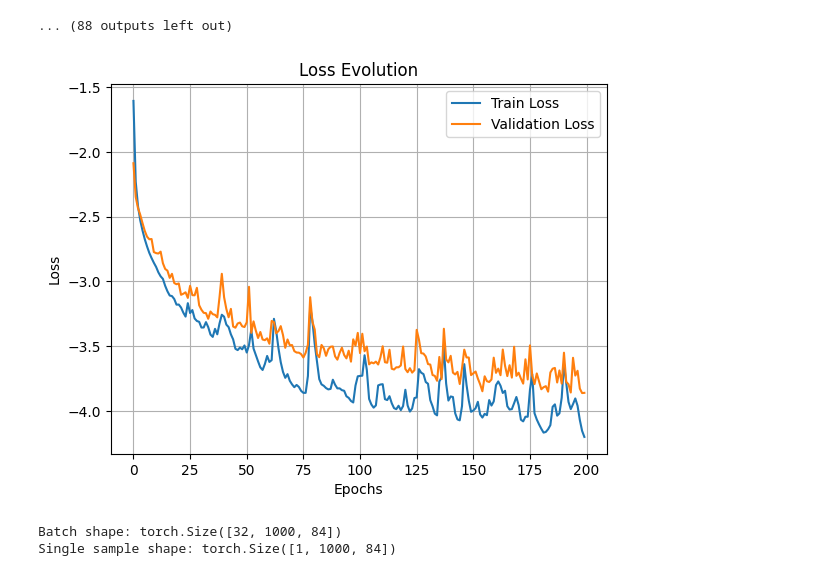
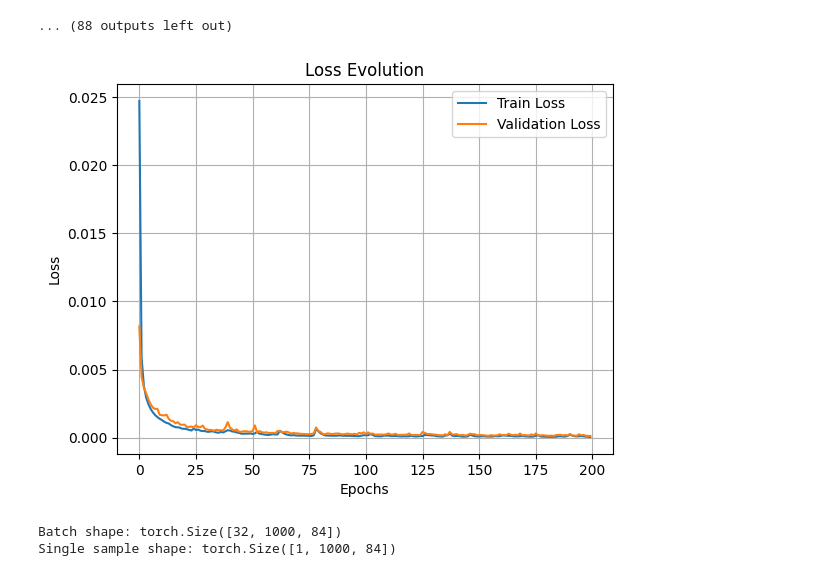
Before and after one commit to JadBh/Machine-Learning-for-Predictive-Maintenance-project, a Jupyter notebook: project_code_V1 (2).ipynb, the cells around one changed output. Drawn from its saved outputs; the diff is of its cells as text; code cells hidden in the pictures.

```diff
--- a/project_code_V1 (2).ipynb
+++ b/project_code_V1 (2).ipynb
@@ -321,8 +327,8 @@ class SlidingWindowDataset(Dataset):
         """
         window_indices = self.valid_windows[idx]
         x = torch.tensor(self.features[window_indices], dtype=torch.float32)
+        original_indices = self.indices[window_indices]
         return x
-
 
 feature_columns = df.columns
 
@@ -335,6 +341,8 @@ max_gap = 1000
 batch_size = 32
 step_size = stride  # Step size for sliding window
 
+
+
 train_df, test_df = train_test_split(df, test_size=0.2, random_state=42, shuffle = False)
 print("Total df shape:", df.shape)
 print("Training set shape:", train_df.shape)
@@ -648,7 +658,7 @@ for epoch in range(epochs):
     if test_loss < best_test_loss:
         best_test_loss = test_loss
         patience_counter = 0  # Reset patience
-        torch.save(model.state_dict(), 'best_model.pth')  # Save the best model
+        torch.save(model.state_dict(), 'best_model_VG6_SC.pth')  # Save the best model
         print(f"New best model at epoch {epoch}")
     # else:
     #     patience_counter += 1
@@ -683,17 +693,17 @@ New best model at epoch 11
 # %%
 # Plot loss evolution
 import matplotlib.pyplot as plt
 
-plt.plot(np.log10(train_loss_evol), label='Train Loss')
-plt.plot(np.log10(test_loss_evol), label='Validation Loss')
+plt.plot((train_loss_evol), label='Train Loss')
+plt.plot((test_loss_evol), label='Validation Loss')
 plt.xlabel('Epochs')
 plt.ylabel('Loss')
 plt.title('Loss Evolution')
 plt.legend()
 plt.grid()
 plt.show()
 # %% [output]
-[figure, old version]
+[figure, new version]
 # %%
 # Access the first batch of the test dataloader
 with torch.no_grad():
```
Also changed, not shown: parts of 14 cells of this notebook, 10 other files.
